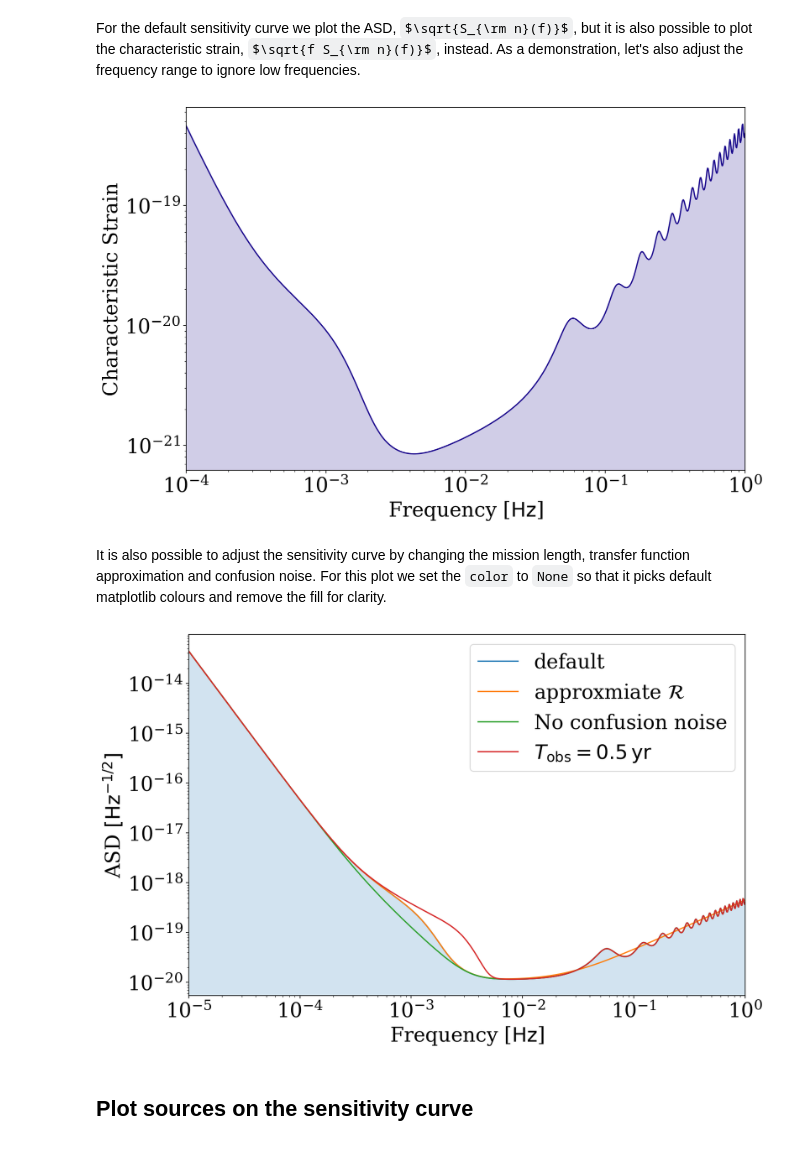
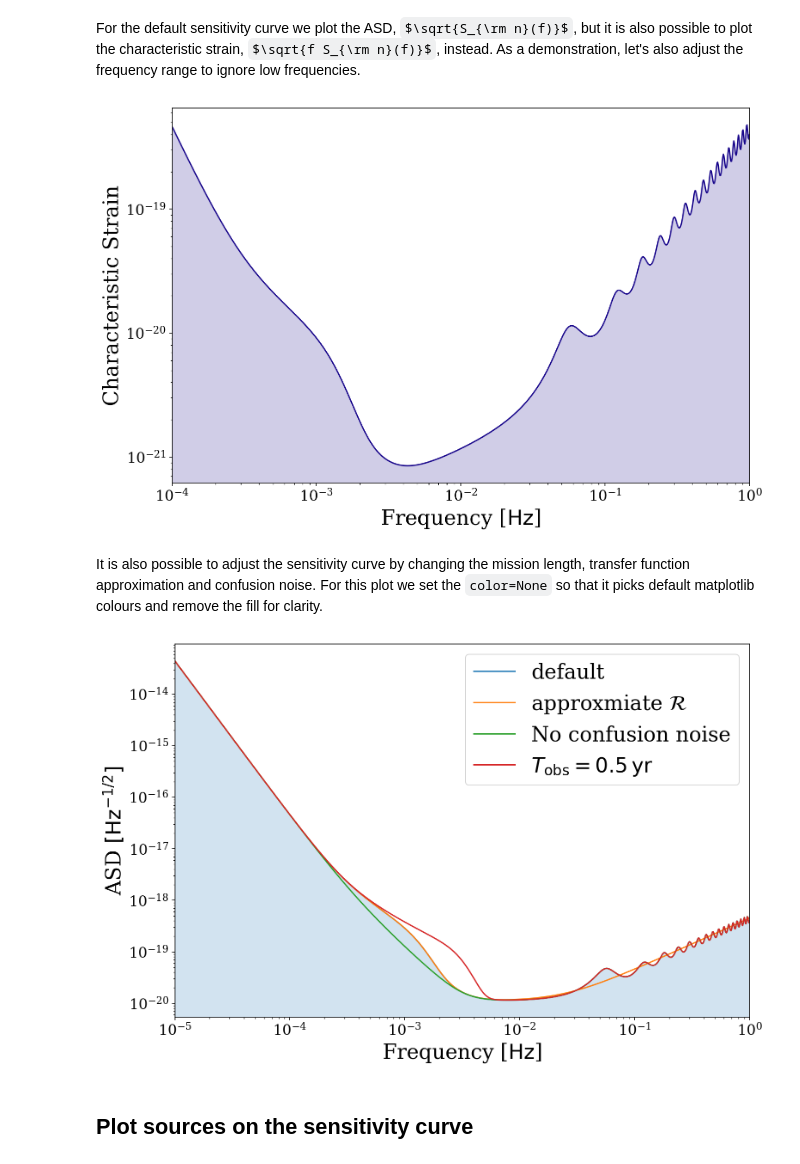
Before and after one commit to TeamLEGWORK/LEGWORK, a Jupyter notebook: docs/notebooks/Visualisation.ipynb, the cells around one changed output. Saved outputs shown, nothing was run; the diff lists cells and outputs as text; code cells hidden in the pictures; some formulas as TeX source.

```diff
--- a/docs/notebooks/Visualisation.ipynb
+++ b/docs/notebooks/Visualisation.ipynb
@@ -17,6 +17,20 @@ import astropy.units as u
 import astropy.constants as const
 import matplotlib.pyplot as plt
 from matplotlib.colors import TwoSlopeNorm
+# %%
+%config InlineBackend.figure_format = 'retina'
+
+plt.rc('font', family='serif')
+plt.rcParams['text.usetex'] = False
+fs = 24
+
+# update various fontsizes to match
+params = {'figure.figsize': (12, 8),
+          'legend.fontsize': fs,
+          'axes.labelsize': fs,
+          'xtick.labelsize': 0.7 * fs,
+          'ytick.labelsize': 0.7 * fs}
+plt.rcParams.update(params)
 # %% [markdown]
 ## Plotting parameter distributions
 To start, we can explore how we can use the module to investigate distributions of parameters.
@@ -211,34 +214,30 @@ For the default sensitivity curve we plot the ASD, $\sqrt{S_{\rm n}(f)}$, but it
 frequency_range = frequency_range=np.logspace(-4, 0, 1000) * u.Hz
 fig, ax = vis.plot_sensitivity_curve(frequency_range, y_quantity="h_c")
 # %% [output]
-[figure, old version]
+[figure, new version]
 # %% [markdown]
-It is also possible to adjust the sensitivity curve by changing the mission length, transfer function approximation and confusion noise. For this plot we set the `color` to `None` so that it picks default matplotlib colours and remove the fill for clarity.
+It is also possible to adjust the sensitivity curve by changing the mission length, transfer function approximation and confusion noise. For this plot we set the `color=None` so that it picks default matplotlib colours and remove the fill for clarity.
 # %%
 # default settings (keep fill for this one)
-fig, ax = vis.plot_sensitivity_curve(label="default", fill=True,
-                                     show=False, color=None)
+fig, ax = vis.plot_sensitivity_curve(label="default", fill=True, show=False, color=None)
 
 # approximate the LISA transfer function
-fig, ax = vis.plot_sensitivity_curve(approximate_R=True, color=None,
-                                     label=r"approxmiate $\mathcal{R}$",
+fig, ax = vis.plot_sensitivity_curve(approximate_R=True, color=None, label=r"approxmiate $\mathcal{R}$",
                                      fill=False, fig=fig, ax=ax, show=False)
 
 # remove all confusion noise
-fig, ax = vis.plot_sensitivity_curve(include_confusion_noise=False, color=None,
-                                     label=r"No confusion noise", fill=False,
-                                     fig=fig, ax=ax, show=False)
+fig, ax = vis.plot_sensitivity_curve(include_confusion_noise=False, color=None,label=r"No confusion noise",
+                                     fill=False, fig=fig, ax=ax, show=False)
 
 # shorten the mission length (increases confusion noise)
-fig, ax = vis.plot_sensitivity_curve(t_obs=0.5 * u.yr, color=None,
-                                     label=r"$T_{\rm obs} = 0.5 \,\rm{yr}$",
+fig, ax = vis.plot_sensitivity_curve(t_obs=0.5 * u.yr, color=None, label=r"$T_{\rm obs} = 0.5 \,\rm{yr}$",
                                      fill=False, fig=fig, ax=ax, show=False)
 
 ax.legend()
 
 plt.show()
 # %% [output]
-[figure, old version]
+[figure, new version]
 # %% [markdown]
 ## Plot sources on the sensitivity curve
 # %% [markdown]
```
Also changed, not shown: parts of 33 cells of this notebook, 4 other files.
